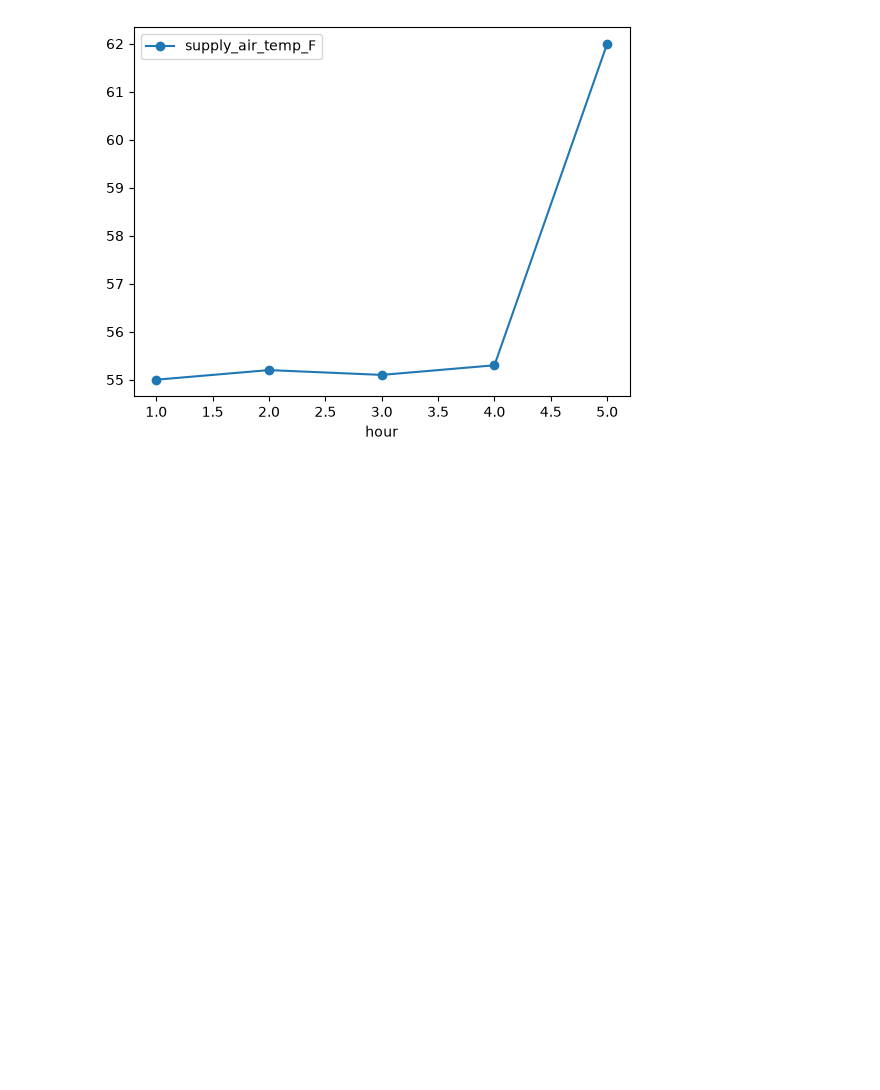
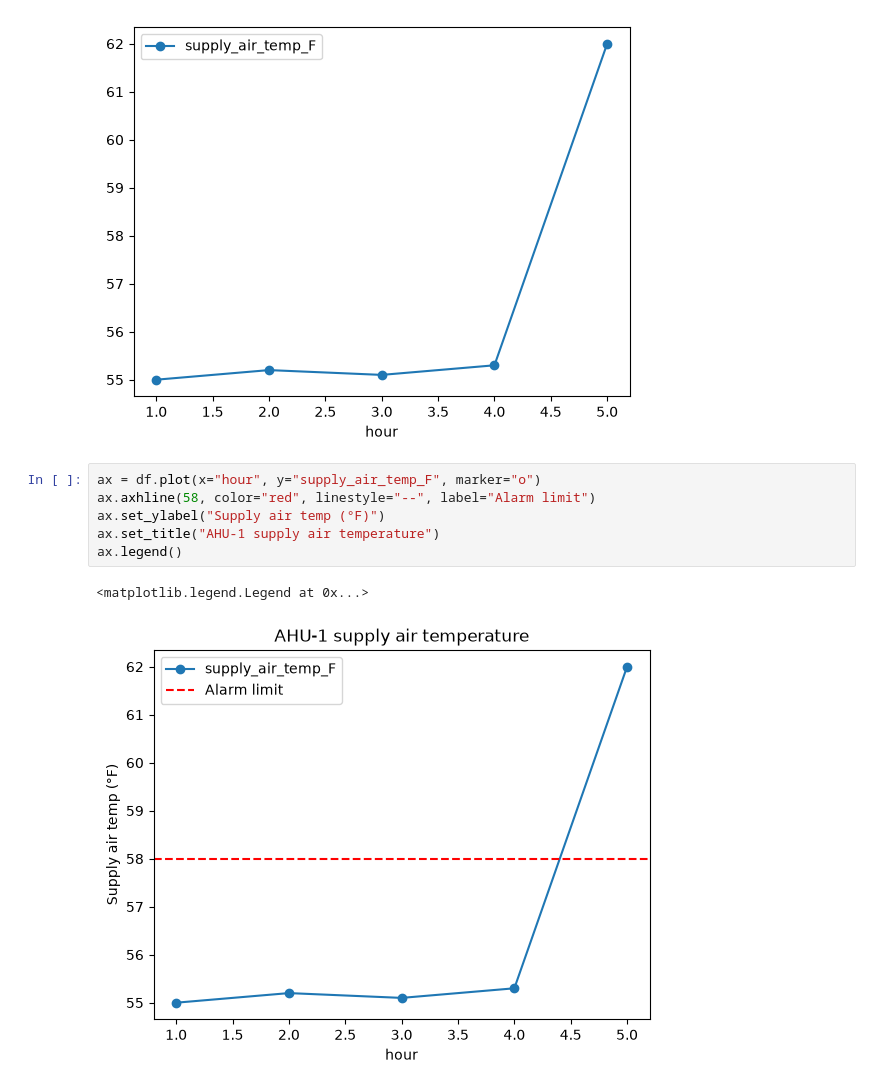
Before and after one commit to Swap2904/hvac-fault-detection, a Jupyter notebook: 01_hello.ipynb, the cells around one changed output. Saved outputs shown, nothing was run; the diff lists cells and outputs as text; blank space fills up the shorter version.

Commit message:
Add files via upload
Lesson 1: first notebook with AHU temperature plot

```diff
--- a/01_hello.ipynb
+++ b/01_hello.ipynb
@@ -24,3 +24,12 @@ df.plot(x="hour", y="supply_air_temp_F", marker="o")
 # %% [output]
 <Axes: xlabel='hour'>
 [figure]
+# %%
+ax = df.plot(x="hour", y="supply_air_temp_F", marker="o")
+ax.axhline(58, color="red", linestyle="--", label="Alarm limit")
+ax.set_ylabel("Supply air temp (°F)")
+ax.set_title("AHU-1 supply air temperature")
+ax.legend()
+# %% [output]
+<matplotlib.legend.Legend at 0x...>
+[figure, added]
```
